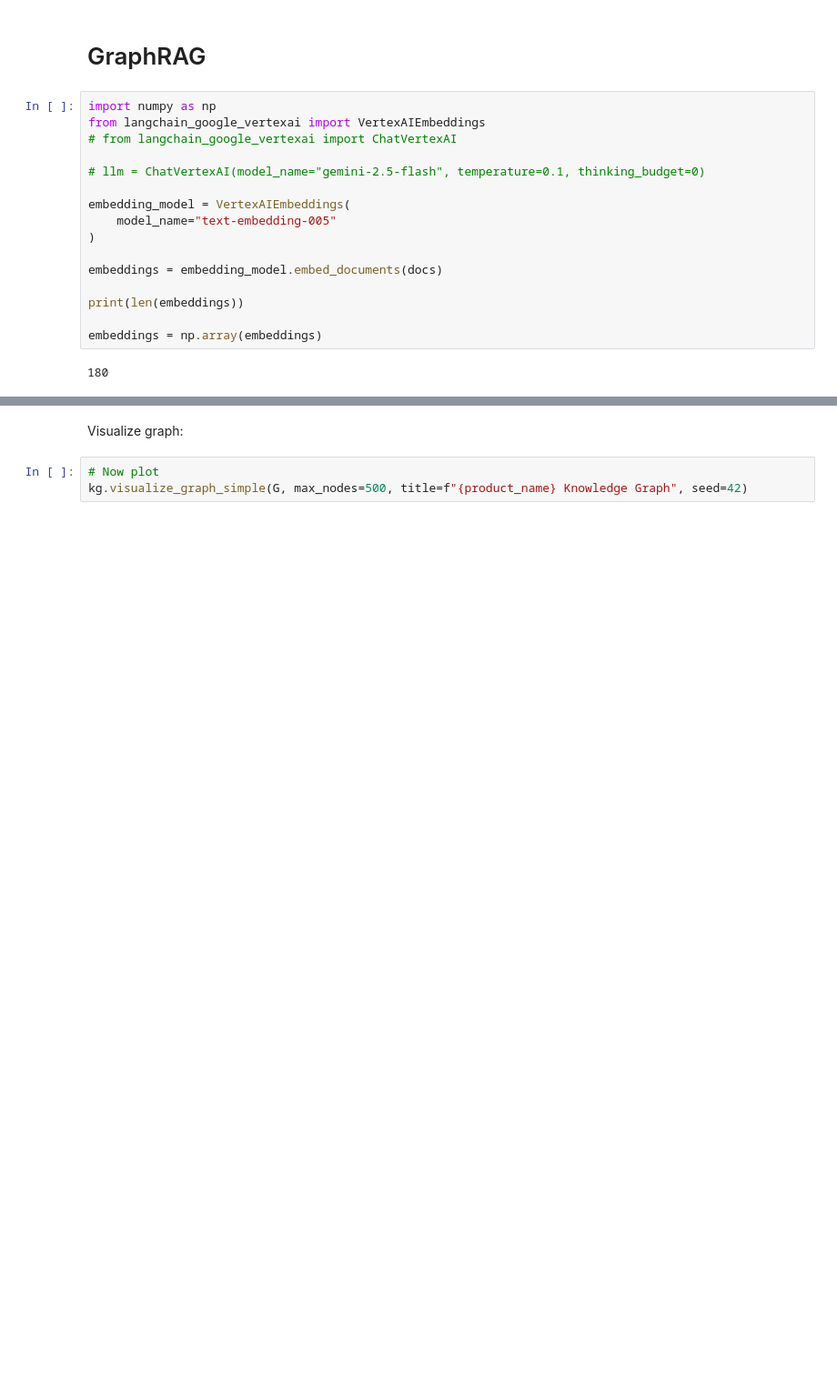
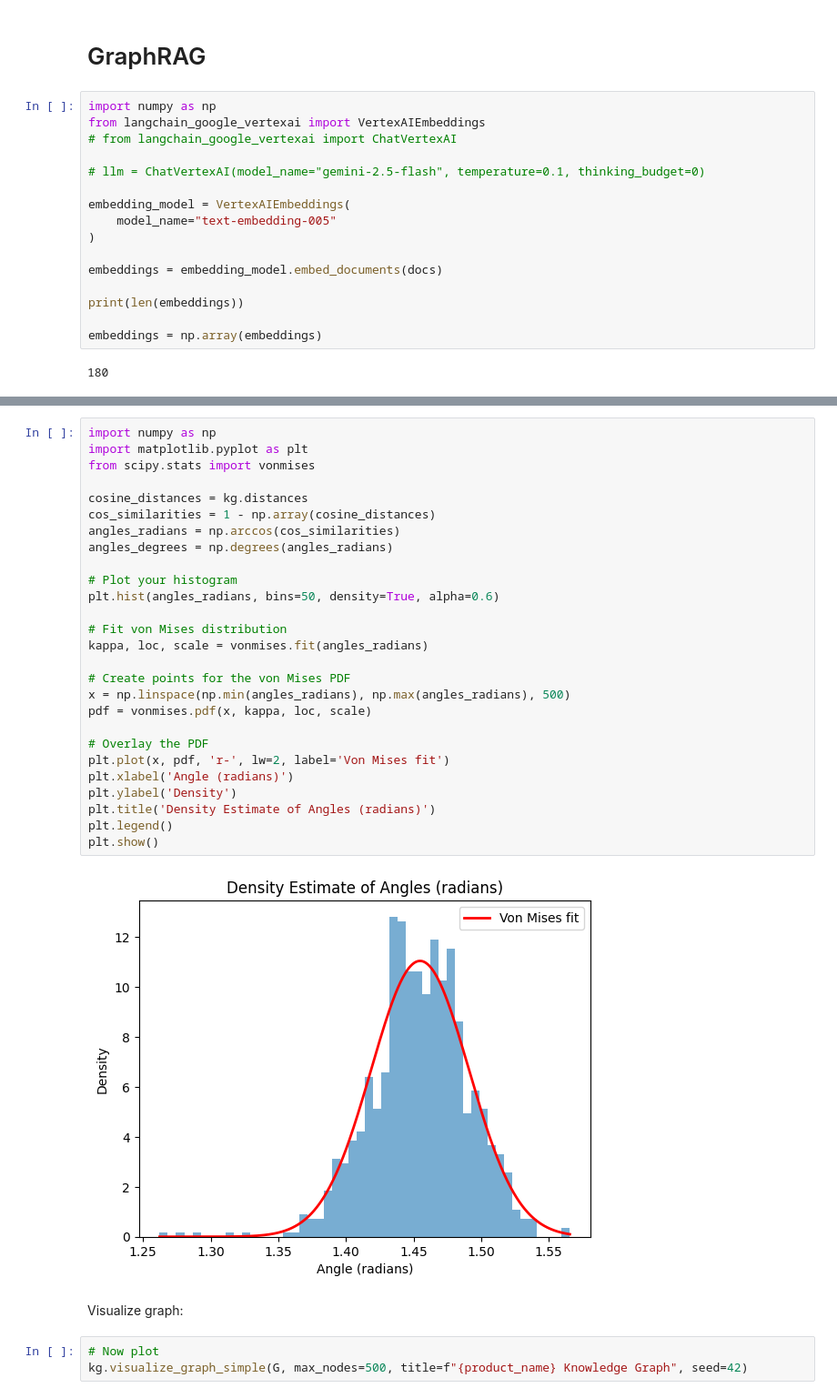
Before and after one commit to AVoss84/graph-rag, a Jupyter notebook: allplan_graph_rag_spanner.ipynb, the cells around one changed output, grey strips where cells are left out. Shown at 91% size. Drawn from its saved outputs; the diff is of its cells as text; blank space fills up the shorter version.

Commit message:
add deepwalk embeddings + von mises

```diff
--- a/allplan_graph_rag_spanner.ipynb
+++ b/allplan_graph_rag_spanner.ipynb
@@ -98,3 +110,32 @@ Graph topology with concept enhancement:
+# %%
+import numpy as np
+import matplotlib.pyplot as plt
+from scipy.stats import vonmises
+
+cosine_distances = kg.distances
+cos_similarities = 1 - np.array(cosine_distances)
+angles_radians = np.arccos(cos_similarities)
+angles_degrees = np.degrees(angles_radians)
+
+# Plot your histogram
+plt.hist(angles_radians, bins=50, density=True, alpha=0.6)
+
+# Fit von Mises distribution
+kappa, loc, scale = vonmises.fit(angles_radians)
+
+# Create points for the von Mises PDF
+x = np.linspace(np.min(angles_radians), np.max(angles_radians), 500)
+pdf = vonmises.pdf(x, kappa, loc, scale)
+
+# Overlay the PDF
+plt.plot(x, pdf, 'r-', lw=2, label='Von Mises fit')
+plt.xlabel('Angle (radians)')
+plt.ylabel('Density')
+plt.title('Density Estimate of Angles (radians)')
+plt.legend()
+plt.show()
+# %% [output]
+[figure, added]
 # %% [markdown]
 Visualize graph:
 # %%
```
Also changed, not shown: parts of 3 cells of this notebook, 1 other file.
